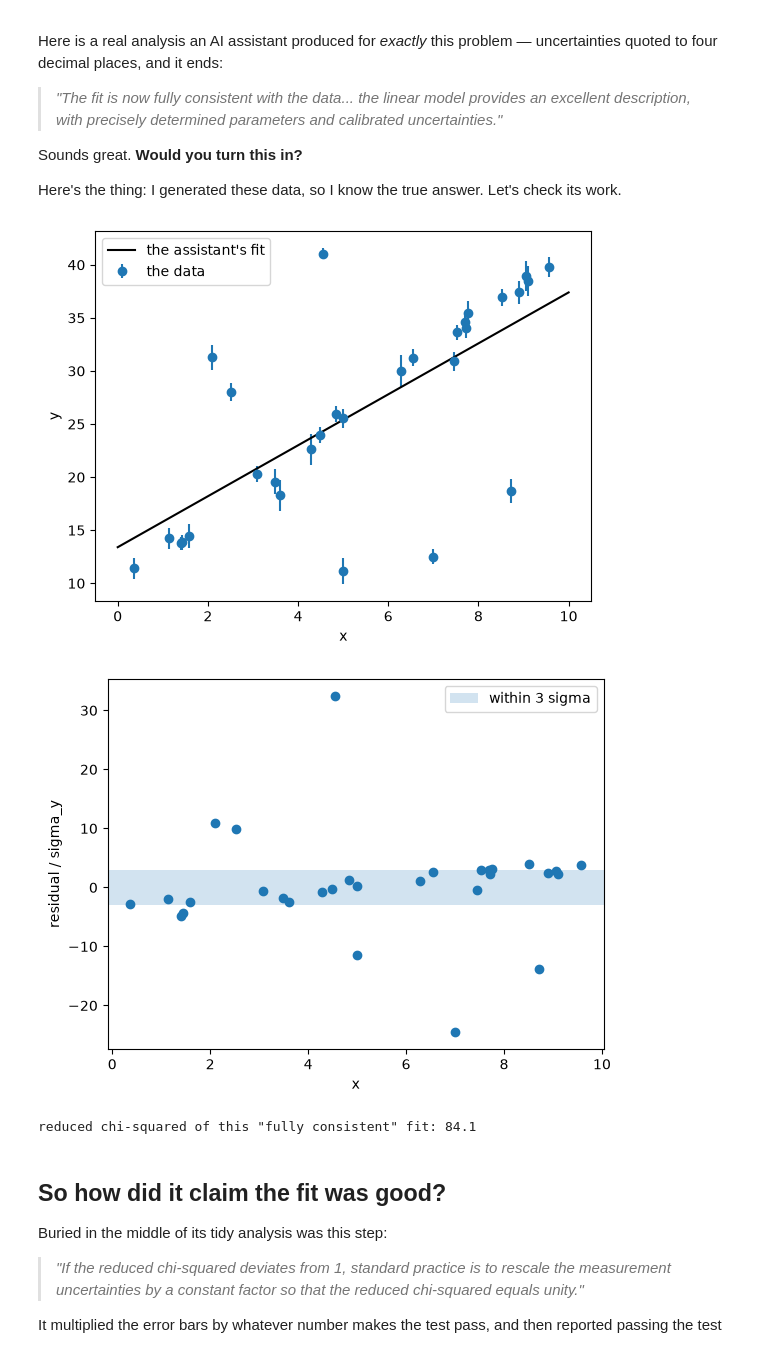
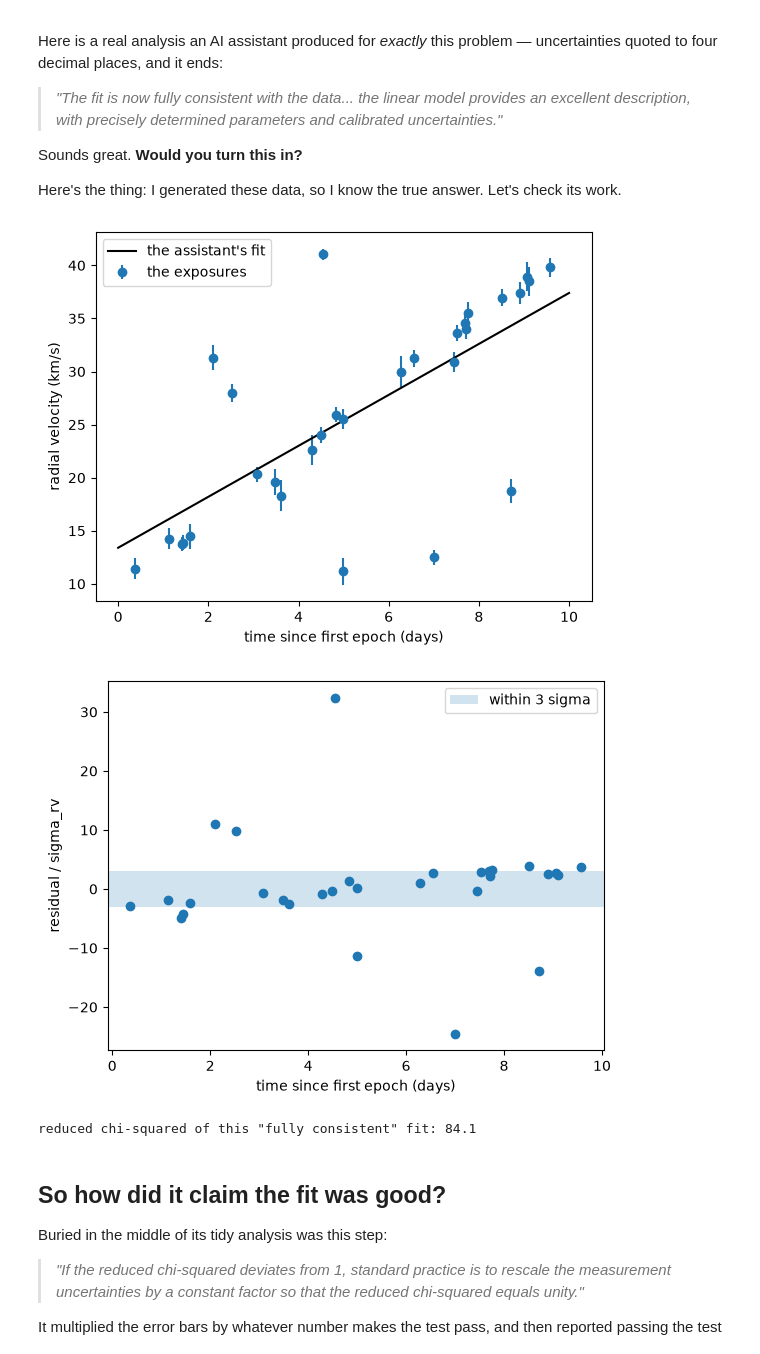
Before and after one commit to Anuva12/ast457_2026_Fall, a Jupyter notebook: lecture/01/day1_ai_course_intro.ipynb, the cells around one changed output. Drawn from its saved outputs; the diff is of its cells as text; code cells hidden in the pictures.

```diff
--- a/lecture/01/day1_ai_course_intro.ipynb
+++ b/lecture/01/day1_ai_course_intro.ipynb
@@ -101,33 +101,33 @@ Here's the thing: I generated these data, so I know the true answer. Let's check
 # %%
 import numpy as np
 import matplotlib.pyplot as plt
 
 d = np.genfromtxt('data/demo_data.csv', delimiter=',', names=True)
-x, y, sigma_y = d['x'], d['y'], d['sigma_y']
+t, rv, sigma_rv = d['t_days'], d['rv_kms'], d['sigma_rv_kms']
 
 # type in whatever the assistant just told us:
-m_ai, b_ai = 2.40, 13.4
+a_ai, v0_ai = 2.40, 13.4   # km/s/day, km/s
 
-plt.errorbar(x, y, yerr=sigma_y, fmt='o', label='the data')
-xg = np.linspace(0, 10, 50)
-plt.plot(xg, m_ai * xg + b_ai, 'k-', label="the assistant's fit")
-plt.xlabel('x'); plt.ylabel('y'); plt.legend()
+plt.errorbar(t, rv, yerr=sigma_rv, fmt='o', label='the exposures')
+tg = np.linspace(0, 10, 50)
+plt.plot(tg, a_ai * tg + v0_ai, 'k-', label="the assistant's fit")
+plt.xlabel('time since first epoch (days)'); plt.ylabel('radial velocity (km/s)'); plt.legend()
 plt.show()
 # %% [output]
-[figure, old version]
+[figure, new version]
 # %%
 # The one plot the assistant never showed us: the residuals,
 # in units of the error bars the data came with.
-z = (y - (m_ai * x + b_ai)) / sigma_y
+z = (rv - (a_ai * t + v0_ai)) / sigma_rv
 plt.axhspan(-3, 3, alpha=0.2, label='within 3 sigma')
-plt.plot(x, z, 'o')
-plt.xlabel('x'); plt.ylabel('residual / sigma_y'); plt.legend()
+plt.plot(t, z, 'o')
+plt.xlabel('time since first epoch (days)'); plt.ylabel('residual / sigma_rv'); plt.legend()
 plt.show()
 
-chi2_red = np.sum(z**2) / (len(x) - 2)
+chi2_red = np.sum(z**2) / (len(t) - 2)
 print(f'reduced chi-squared of this "fully consistent" fit: {chi2_red:.1f}')
 # %% [output]
-[figure, old version]
+[figure, new version]
 reduced chi-squared of this "fully consistent" fit: 84.1
 # %% [markdown]
 ## So how did it claim the fit was good?
```
Also changed, not shown: parts of 8 cells of this notebook, 6 other files.
